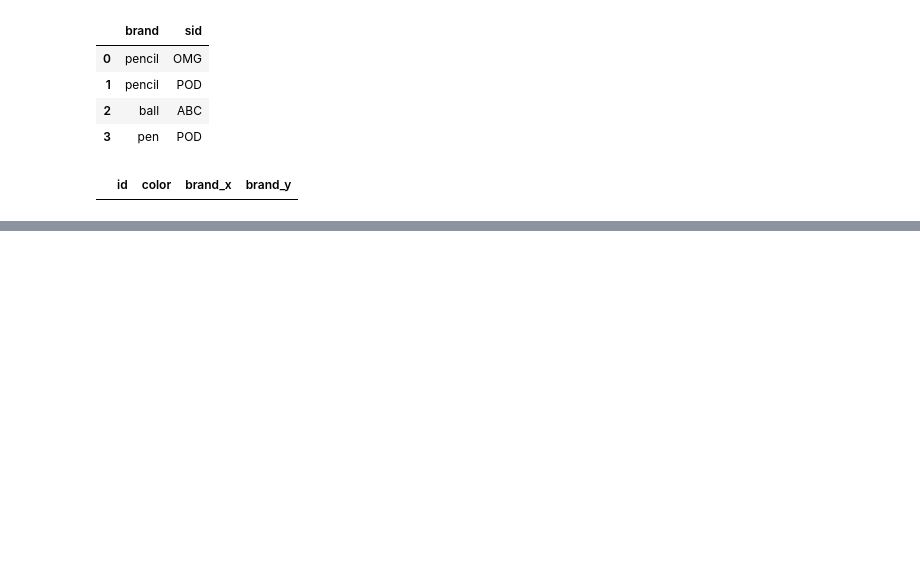
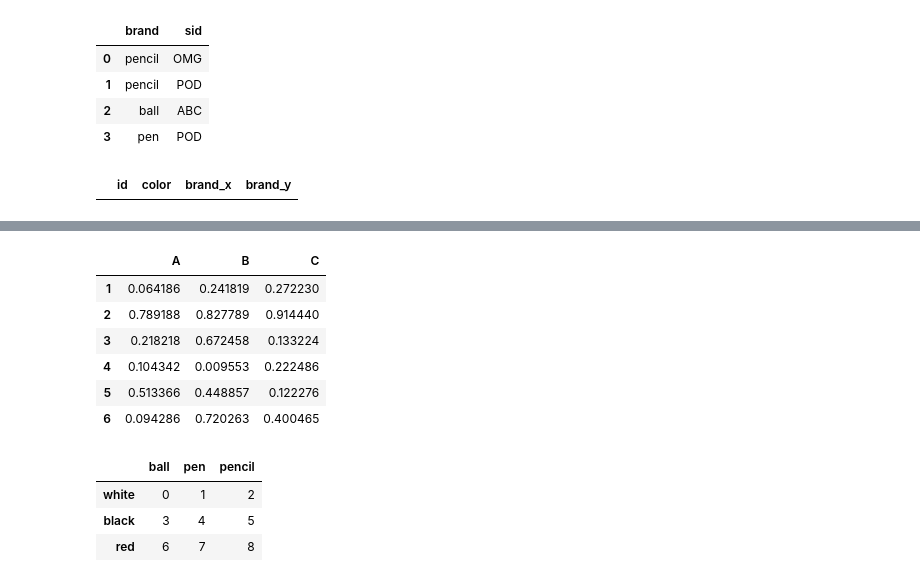
Before and after one commit to Afrochemist/OverviewNotes, a Jupyter notebook: Pandas-Numpy-Matplotlib.ipynb, the cells around one changed output, grey strips where cells are left out. Drawn from its saved outputs; the diff is of its cells as text; code cells hidden in the pictures; blank space fills up the shorter version.

```diff
--- a/Pandas-Numpy-Matplotlib.ipynb
+++ b/Pandas-Numpy-Matplotlib.ipynb
@@ -1065,0 +1214,24 @@ pd.merge(frame1,frame2, on='id')
+# %%
+#Now trying it with dataframes
+frame1 = pd.DataFrame(np.random.rand(9).reshape(3,3), index=[1,2,3], columns=['A','B','C'])
+# %%
+frame2 = pd.DataFrame(np.random.rand(9).reshape(3,3), index=[4,5,6], columns=['A','B','C'])
+# %%
+pd.concat([frame1,frame2])
+# %% [output]
+|  | A | B | C |
+| 1 | 0.064186 | 0.241819 | 0.272230 |
+| 2 | 0.789188 | 0.827789 | 0.914440 |
+| 3 | 0.218218 | 0.672458 | 0.133224 |
+| 4 | 0.104342 | 0.009553 | 0.222486 |
+| 5 | 0.513366 | 0.448857 | 0.122276 |
+| 6 | 0.094286 | 0.720263 | 0.400465 |
+# %%
+#Pivoting
+frame1 = pd.DataFrame(np.arange(9).reshape(3,3), index=['white','black','red'], columns = ['ball','pen','pencil'])
+frame1
+# %% [output]
+|  | ball | pen | pencil |
+| white | 0 | 1 | 2 |
+| black | 3 | 4 | 5 |
+| red | 6 | 7 | 8 |
```
Also changed, not shown: parts of 22 cells of this notebook.
